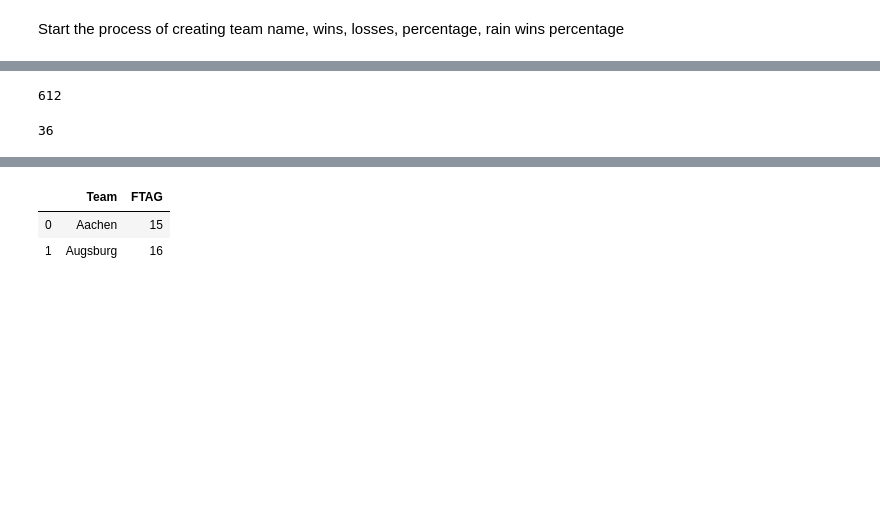
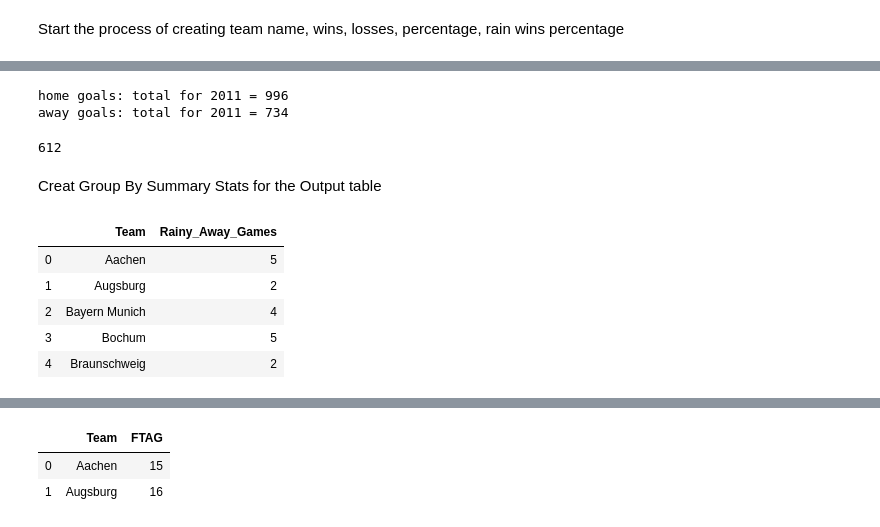
Before and after one commit to petehumphries/Flatiron_School-Module_2_Proj, a Jupyter notebook: module_2_project.ipynb, the cells around one changed output, grey strips where cells are left out. Drawn from its saved outputs; the diff is of its cells as text; code cells hidden in the pictures; blank space fills up the shorter version.

Commit message:
rain update

```diff
--- a/module_2_project.ipynb
+++ b/module_2_project.ipynb
@@ -403,12 +389,17 @@ away_goals_sum
+# %%
+home_goals_sum = df['FTHG'].sum() # 996 home goals
+print('home goals: total for 2011 = ' + str(home_goals_sum))
+away_goals_sum = df['FTAG'].sum() # 734 away goals
+print('away goals: total for 2011 = ' + str(away_goals_sum))
+# %% [output]
+home goals: total for 2011 = 996
+away goals: total for 2011 = 734
 # %%
 len(df['Match_ID'].unique()) # 612 unique match ids
 # %% [output]
 612
-# %%
-h_teams = df['HomeTeam'].unique()
-len(h_teams)
-# %% [output]
-36
+# %% [markdown]
+Creat Group By Summary Stats for the Output table
 # %%
 home_goals = df.groupby(['HomeTeam'])['FTHG'].sum()
 home_goals=pd.DataFrame(home_goals)
@@ -419,3 +410,25 @@ away_goals = df.groupby(['AwayTeam'])['FTAG'].sum()
 away_goals=pd.DataFrame(away_goals)
 away_goals = away_goals.reset_index()
 away_goals.columns = ['Team', 'FTAG']
+# %%
+rainy_games = df.loc[(df['Weather'] == 'rain')]
+rainy_games.head()
+
+rainy_home_games = rainy_games.groupby(['HomeTeam'])['Match_ID'].count()
+rainy_home_games = pd.DataFrame(rainy_home_games)
+rainy_home_games = rainy_home_games.reset_index()
+rainy_home_games.columns = ['Team', 'Rainy_Home_Games']
+rainy_home_games.head()
+
+rainy_away_games = rainy_games.groupby(['AwayTeam'])['Match_ID'].count()
+rainy_away_games = pd.DataFrame(rainy_away_games)
+rainy_away_games = rainy_away_games.reset_index()
+rainy_away_games.columns = ['Team', 'Rainy_Away_Games']
+rainy_away_games.head()
+# %% [output]
+|  | Team | Rainy_Away_Games |
+| 0 | Aachen | 5 |
+| 1 | Augsburg | 2 |
+| 2 | Bayern Munich | 4 |
+| 3 | Bochum | 5 |
+| 4 | Braunschweig | 2 |
```
Also changed, not shown: parts of 7 cells of this notebook.
